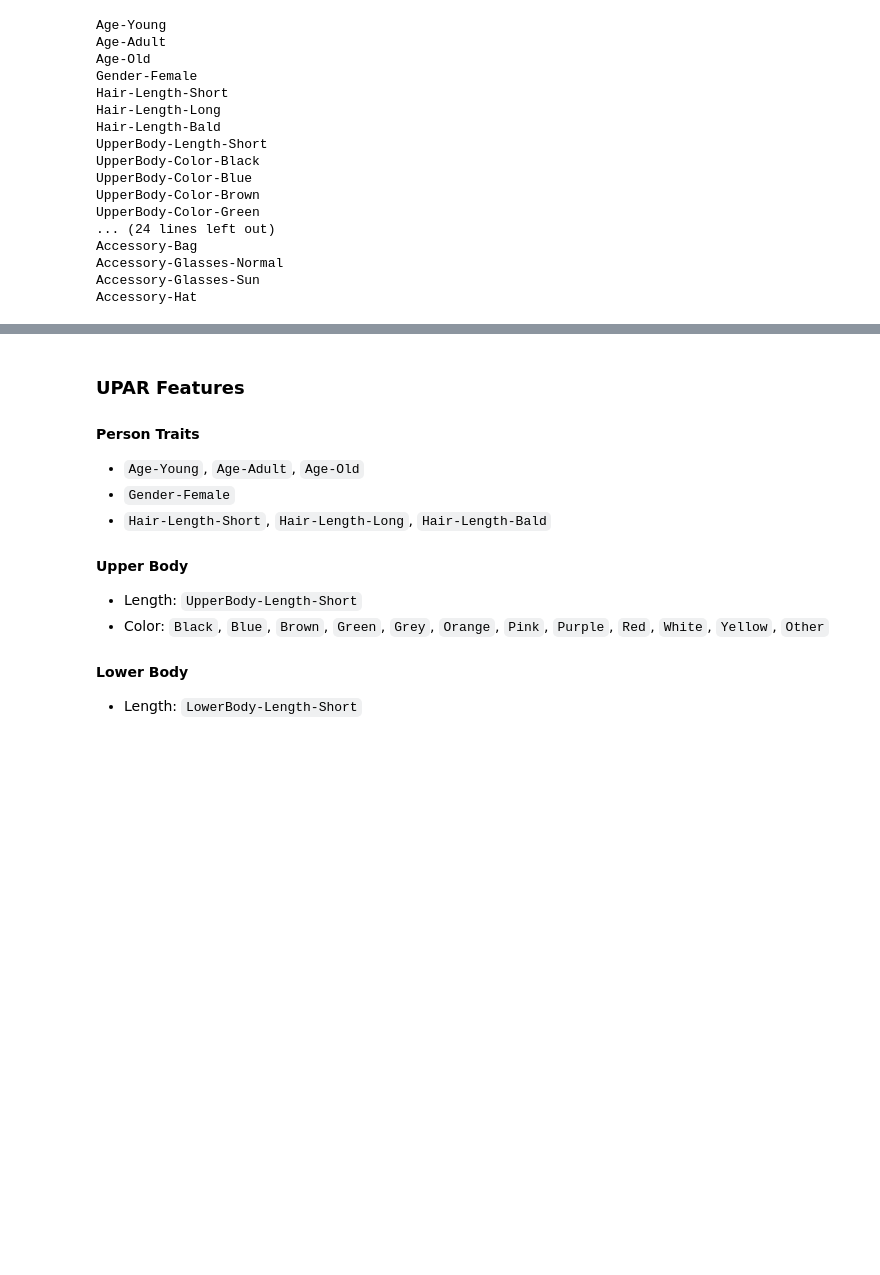
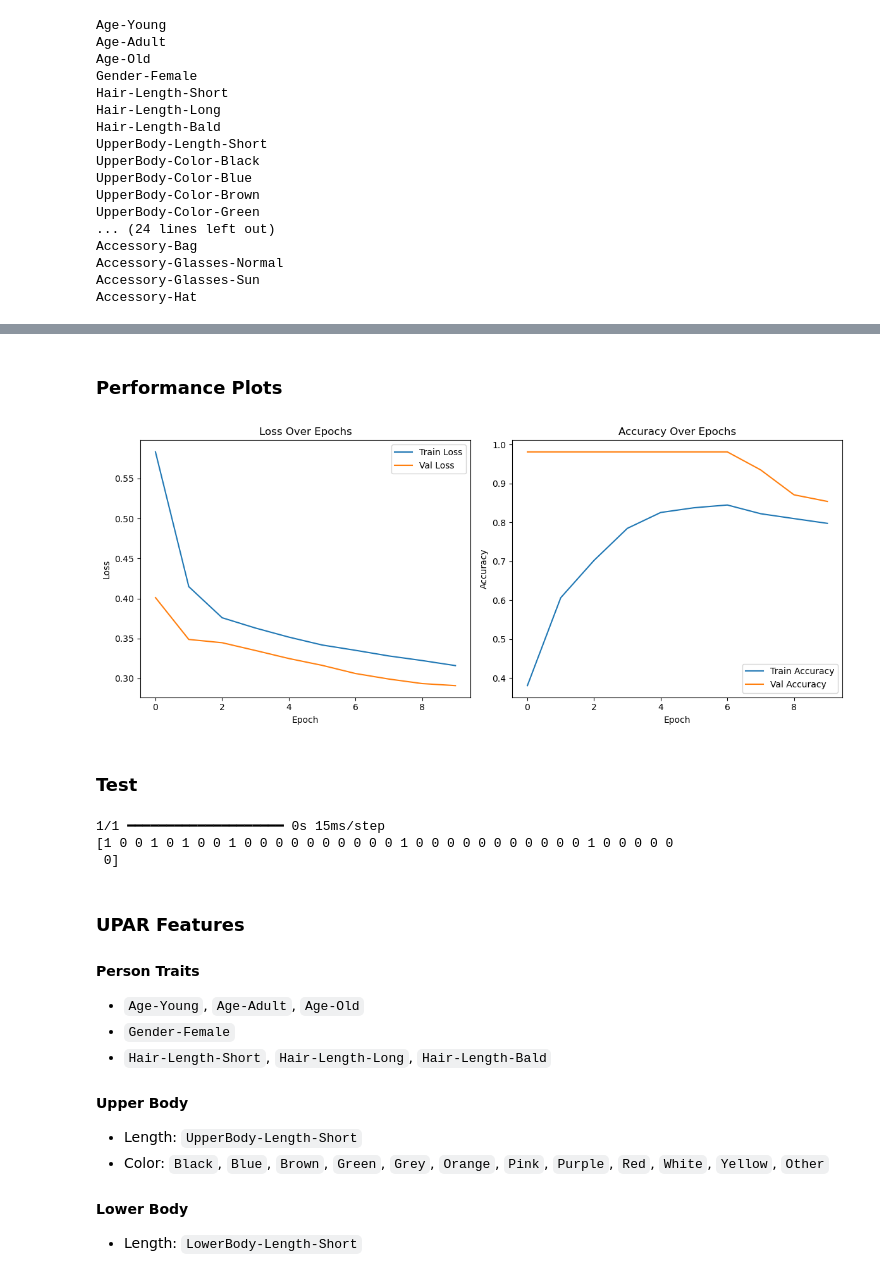
Before and after one commit to malkhawaldeh/Smart-Surveillance-System, a Jupyter notebook: final_project.ipynb, the cells around one changed output, grey strips where cells are left out. Cells and saved outputs as stored; diff of their text form; code cells hidden in the pictures; blank space fills up the shorter version.

```diff
--- a/final_project.ipynb
+++ b/final_project.ipynb
@@ -96,0 +267,6 @@ Accessory-Hat
+# %%
+categorical_cols = df_categorical.columns[1:]
+
+y_train = pd.get_dummies(train_df[categorical_cols], columns=categorical_cols).iloc[idx_train].values.astype(np.float32)
+y_val = pd.get_dummies(val_df[categorical_cols], columns=categorical_cols).iloc[idx_val].values.astype(np.float32)
+y_test = pd.get_dummies(test_df[categorical_cols], columns=categorical_cols).iloc[idx_test].values.astype(np.float32)
@@ -96,0 +275,11 @@ Accessory-Hat
+# %%
+# Find columns with nonzero sum in ANY split
+nonzero_train = y_train.sum(axis=0) > 0
+nonzero_val = y_val.sum(axis=0) > 0
+nonzero_test = y_test.sum(axis=0) > 0
+# Columns that are nonzero in at least one split
+keep_cols = nonzero_train | nonzero_val | nonzero_test
+
+y_train = y_train[:, keep_cols]
+y_val   = y_val[:, keep_cols]
+y_test  = y_test[:, keep_cols]
@@ -96,0 +355,8 @@ Accessory-Hat
+# %%
+history = model.fit(
+    X_train,
+    y_train,
+    batch_size=200,
+    epochs=10,
+    validation_split=0.2,
+)
@@ -96,0 +384,26 @@ Accessory-Hat
+# %% [markdown]
+### Performance Plots
+# %%
+plt.figure(figsize=(12, 5))
+plt.subplot(1, 2, 1)
+plt.plot(history.history['loss'], label='Train Loss')
+plt.plot(history.history['val_loss'], label='Val Loss')
+plt.title('Loss Over Epochs')
+plt.xlabel('Epoch')
+plt.ylabel('Loss')
+plt.legend()
+
+plt.subplot(1, 2, 2)
+plt.plot(history.history['accuracy'], label='Train Accuracy')
+plt.plot(history.history['val_accuracy'], label='Val Accuracy')
+plt.title('Accuracy Over Epochs')
+plt.xlabel('Epoch')
+plt.ylabel('Accuracy')
+plt.legend()
+
+plt.tight_layout()
+plt.show()
+# %% [output]
+[figure, added]
+# %% [markdown]
+### Test
@@ -97,3 +416,17 @@ Accessory-Hat
+# %%
+img = Image.open('test_photo.jpeg')
+img_resized = img.resize((224, 224))
+img_array = np.array(img_resized).astype('float32') / 255.0
+
+img_array = np.expand_dims(img_array, axis=0)
+y_pred = model.predict(img_array)
+
+pred_labels = (y_pred[0] > 0.5).astype(int)
+print(pred_labels)
+# %% [output]
+1/1 ━━━━━━━━━━━━━━━━━━━━ 0s 15ms/step
+[1 0 0 1 0 1 0 0 1 0 0 0 0 0 0 0 0 0 0 1 0 0 0 0 0 0 0 0 0 0 0 1 0 0 0 0 0
+ 0]
 # %% [markdown]
 ###  UPAR Features
 
```
Also changed, not shown: parts of 33 cells of this notebook.
